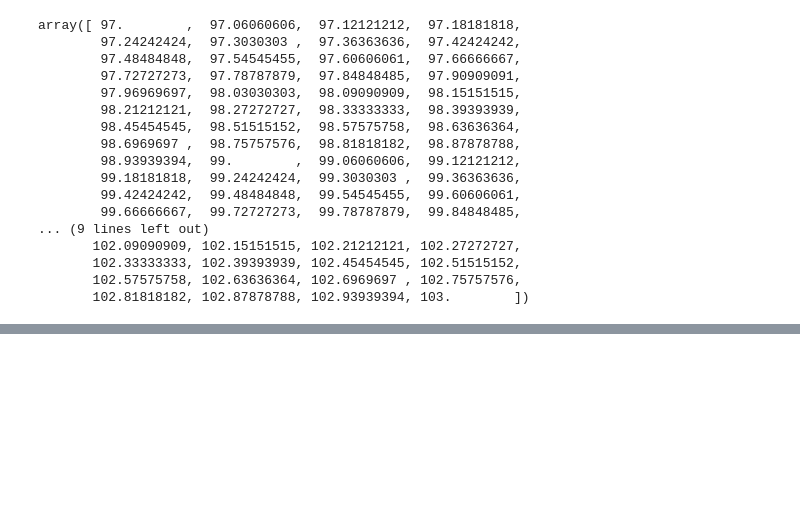
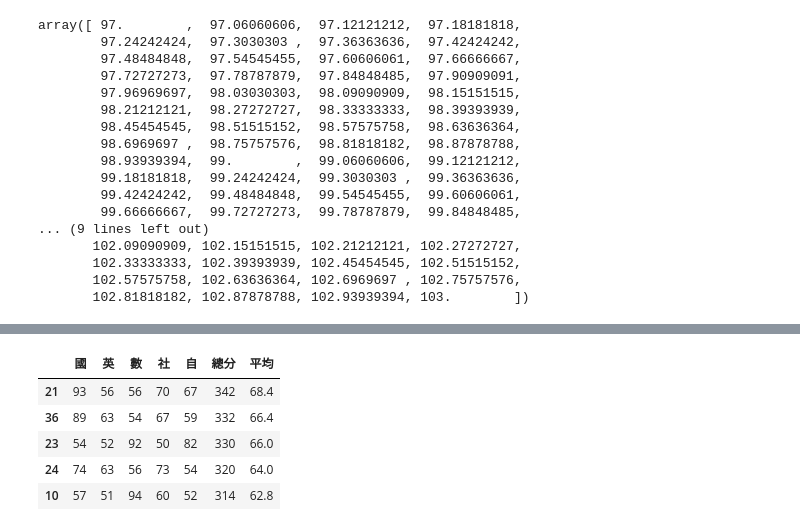
Before and after one commit to Kuangkuang390/_1130625-python, a Jupyter notebook: lesson11.ipynb, the cells around one changed output, grey strips where cells are left out. Drawn from its saved outputs; the diff is of its cells as text; code cells hidden in the pictures; blank space fills up the shorter version.

```diff
--- a/lesson11.ipynb
+++ b/lesson11.ipynb
@@ -104,0 +232,9 @@ dtype: int64
+# %%
+df2.iloc[-5:]
+# %% [output]
+|  | 國 | 英 | 數 | 社 | 自 | 總分 | 平均 |
+| 21 | 93 | 56 | 56 | 70 | 67 | 342 | 68.4 |
+| 36 | 89 | 63 | 54 | 67 | 59 | 332 | 66.4 |
+| 23 | 54 | 52 | 92 | 50 | 82 | 330 | 66.0 |
+| 24 | 74 | 63 | 56 | 73 | 54 | 320 | 64.0 |
+| 10 | 57 | 51 | 94 | 60 | 52 | 314 | 62.8 |
```
Also changed, not shown: parts of 16 cells of this notebook.
